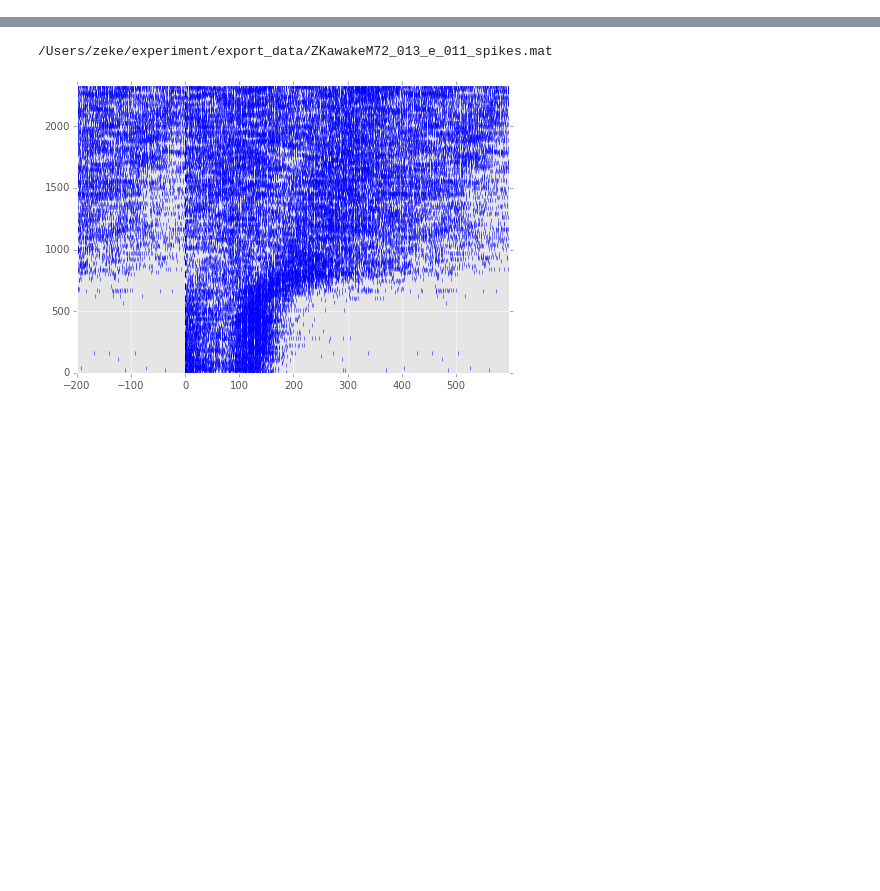
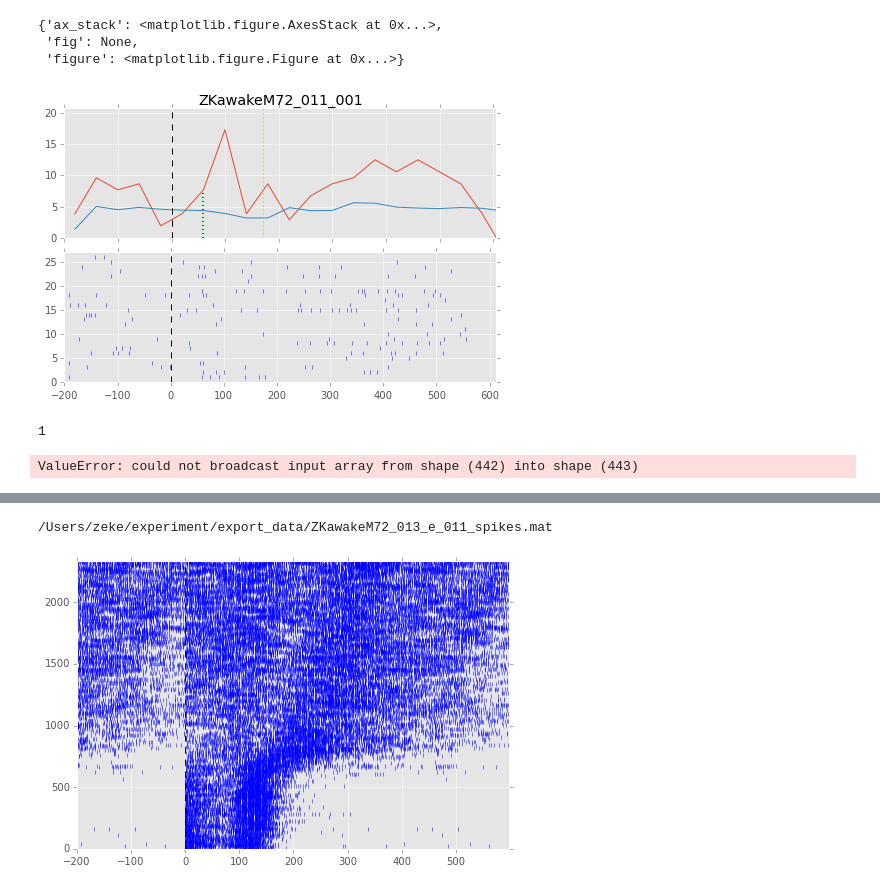
Before and after one commit to zekearneodo/ephys-tools, a Jupyter notebook: ephysScripts/Untitled-Copy1.ipynb, the cells around one changed output, grey strips where cells are left out. Cells and saved outputs as stored; diff of their text form; code cells hidden in the pictures; blank space fills up the shorter version.

```diff
--- a/ephysScripts/Untitled-Copy1.ipynb
+++ b/ephysScripts/Untitled-Copy1.ipynb
@@ -96,0 +124,24 @@ ValueError: array of sample points is empty
+# %%
+sim = all_odor_responses['population']['2-hydroxy_high']
+r = stim.cell_responses['ZKawakeM72_011_001']
+warp = True
+r.get_response_onset(warped=warp, p_ks=0.05, bin_size=30)
+r.plot(warped=warp, bin_size=40)
+# %% [output]
+{'ax_stack': <matplotlib.figure.AxesStack at 0x...>,
+ 'fig': None,
+ 'figure': <matplotlib.figure.Figure at 0x...>}
+[figure, added]
+# %%
+r.responses[0].rec['meta']['light']
+# %% [output]
+1
+# %%
+sim = all_odor_responses['litral']
+rast3, base3 = stim.cell_responses['ZKawakeM72_011_001'].make_raster(warped=True)
+plot_raster(rast3)
+plot_raster(rast3, bin_size=10)
+plot_raster(base3)
+plot_raster(base3, bin_size=10)
+# %% [output]
+ValueError: could not broadcast input array from shape (442) into shape (443)
```
Also changed, not shown: parts of 9 cells of this notebook, 10 other files.
